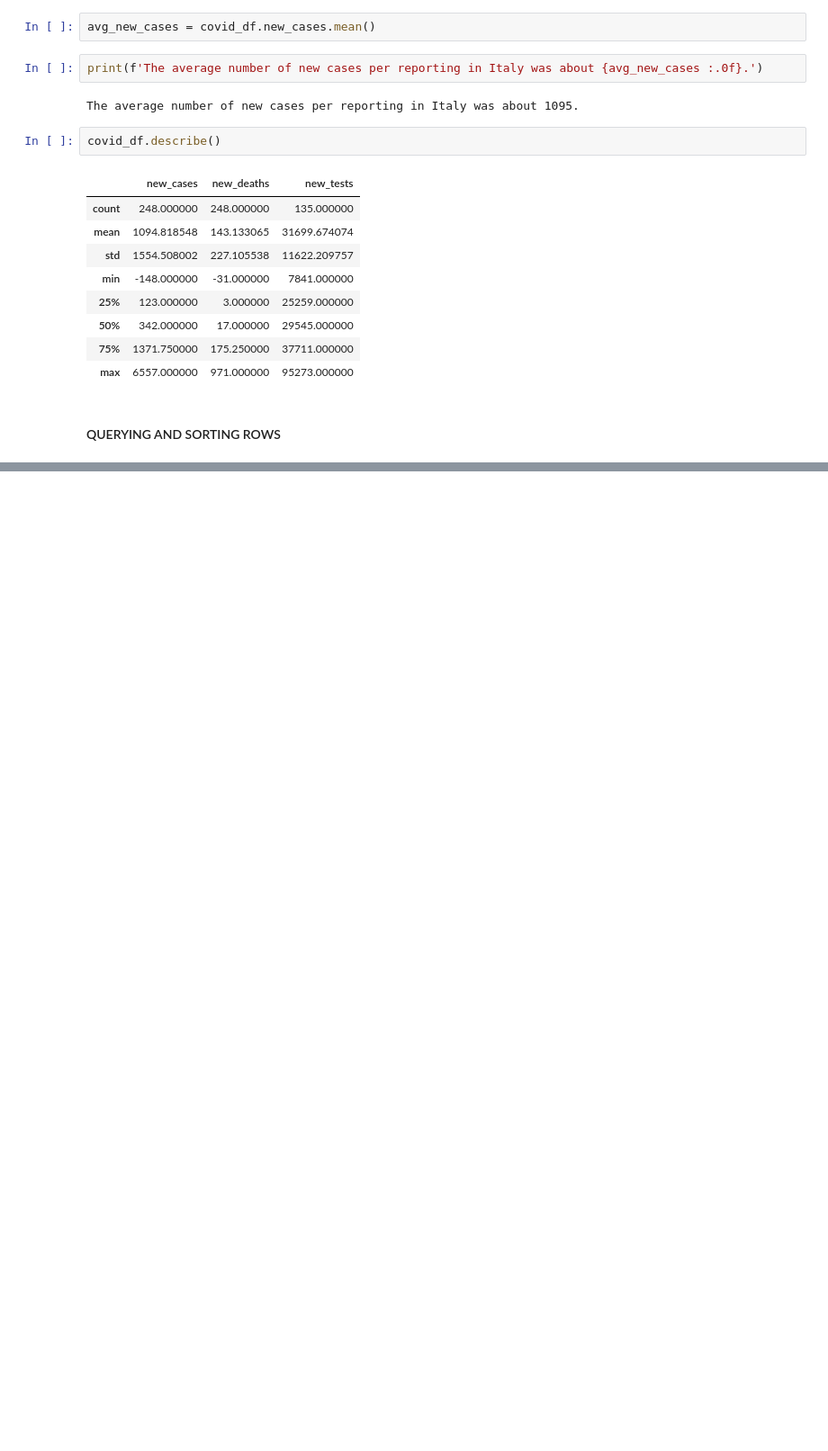
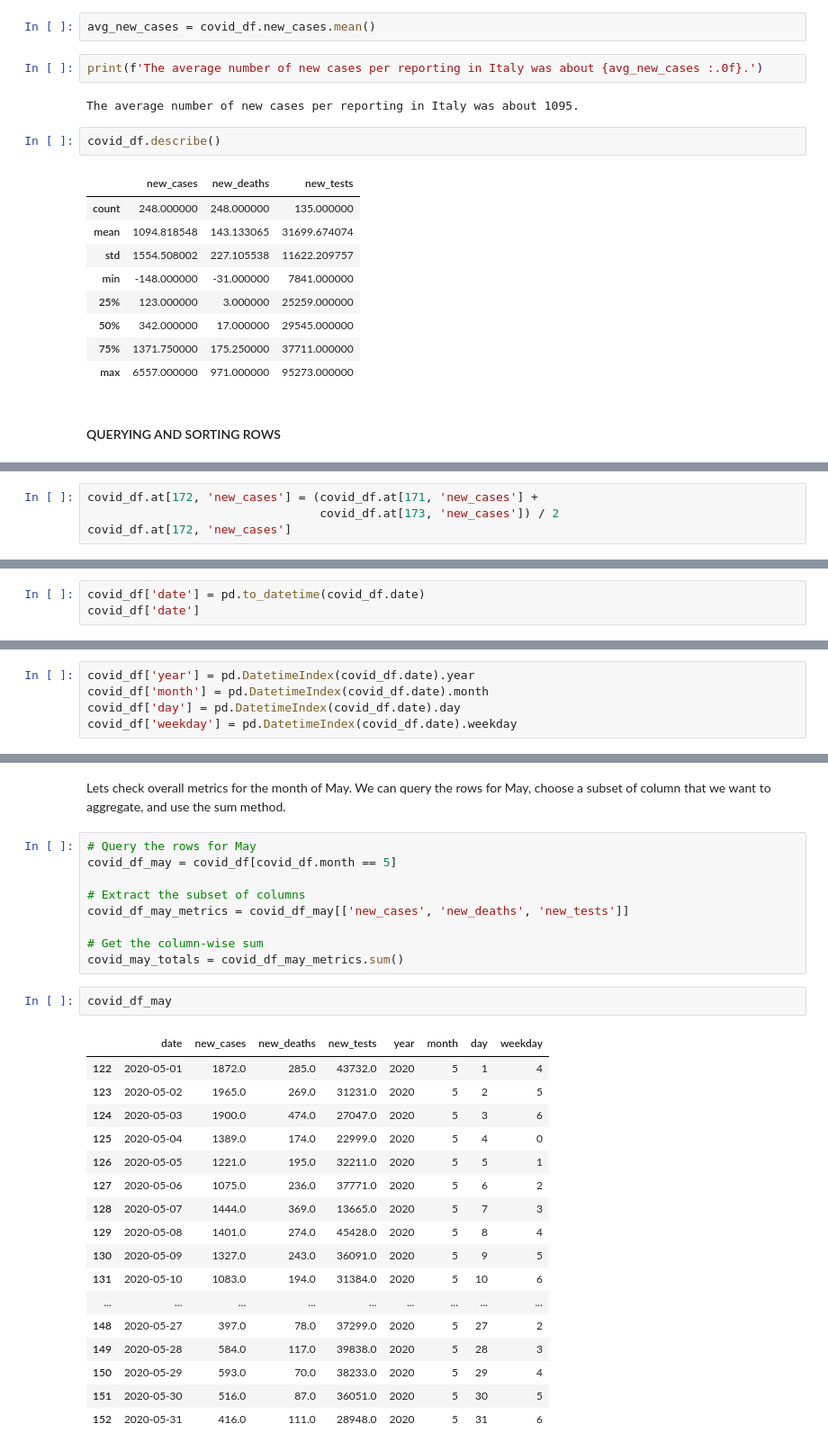
Before and after one commit to veronicasb/data_analysis, a Jupyter notebook: lesson4_analyzing_data.ipynb, the cells around one changed output, grey strips where cells are left out. Shown: that part at 90% size. Drawn from its saved outputs; the diff is of its cells as text; blank space fills up the shorter version.

Commit message:
Lecture 4: finished "querying and sorting" section
Of "Data Analysis with Python Course" (5:01) from freeCodeCamp.org

```diff
--- a/lesson4_analyzing_data.ipynb
+++ b/lesson4_analyzing_data.ipynb
@@ -327,0 +503,4 @@ covid_df.describe()
+# %%
+covid_df.at[172, 'new_cases'] = (covid_df.at[171, 'new_cases'] +
+                                 covid_df.at[173, 'new_cases']) / 2
+covid_df.at[172, 'new_cases']
@@ -327,0 +530,3 @@ covid_df.describe()
+# %%
+covid_df['date'] = pd.to_datetime(covid_df.date)
+covid_df['date']
@@ -327,0 +548,5 @@ covid_df.describe()
+# %%
+covid_df['year'] = pd.DatetimeIndex(covid_df.date).year
+covid_df['month'] = pd.DatetimeIndex(covid_df.date).month
+covid_df['day'] = pd.DatetimeIndex(covid_df.date).day
+covid_df['weekday'] = pd.DatetimeIndex(covid_df.date).weekday
@@ -327,0 +569,31 @@ covid_df.describe()
+# %% [markdown]
+Lets check overall metrics for the month of May. We can query the rows for May, choose a subset of column that we want to aggregate, and use the sum method.
+# %%
+# Query the rows for May
+covid_df_may = covid_df[covid_df.month == 5]
+
+# Extract the subset of columns
+covid_df_may_metrics = covid_df_may[['new_cases', 'new_deaths', 'new_tests']]
+
+# Get the column-wise sum
+covid_may_totals = covid_df_may_metrics.sum()
+# %%
+covid_df_may
+# %% [output]
+|  | date | new_cases | new_deaths | new_tests | year | month | day | weekday |
+| 122 | 2020-05-01 | 1872.0 | 285.0 | 43732.0 | 2020 | 5 | 1 | 4 |
+| 123 | 2020-05-02 | 1965.0 | 269.0 | 31231.0 | 2020 | 5 | 2 | 5 |
+| 124 | 2020-05-03 | 1900.0 | 474.0 | 27047.0 | 2020 | 5 | 3 | 6 |
+| 125 | 2020-05-04 | 1389.0 | 174.0 | 22999.0 | 2020 | 5 | 4 | 0 |
+| 126 | 2020-05-05 | 1221.0 | 195.0 | 32211.0 | 2020 | 5 | 5 | 1 |
+| 127 | 2020-05-06 | 1075.0 | 236.0 | 37771.0 | 2020 | 5 | 6 | 2 |
+| 128 | 2020-05-07 | 1444.0 | 369.0 | 13665.0 | 2020 | 5 | 7 | 3 |
+| 129 | 2020-05-08 | 1401.0 | 274.0 | 45428.0 | 2020 | 5 | 8 | 4 |
+| 130 | 2020-05-09 | 1327.0 | 243.0 | 36091.0 | 2020 | 5 | 9 | 5 |
+| 131 | 2020-05-10 | 1083.0 | 194.0 | 31384.0 | 2020 | 5 | 10 | 6 |
+| ... | ... | ... | ... | ... | ... | ... | ... | ... |
+| 148 | 2020-05-27 | 397.0 | 78.0 | 37299.0 | 2020 | 5 | 27 | 2 |
+| 149 | 2020-05-28 | 584.0 | 117.0 | 39838.0 | 2020 | 5 | 28 | 3 |
+| 150 | 2020-05-29 | 593.0 | 70.0 | 38233.0 | 2020 | 5 | 29 | 4 |
+| 151 | 2020-05-30 | 516.0 | 87.0 | 36051.0 | 2020 | 5 | 30 | 5 |
+| 152 | 2020-05-31 | 416.0 | 111.0 | 28948.0 | 2020 | 5 | 31 | 6 |
```
Also changed, not shown: parts of 39 cells of this notebook.
